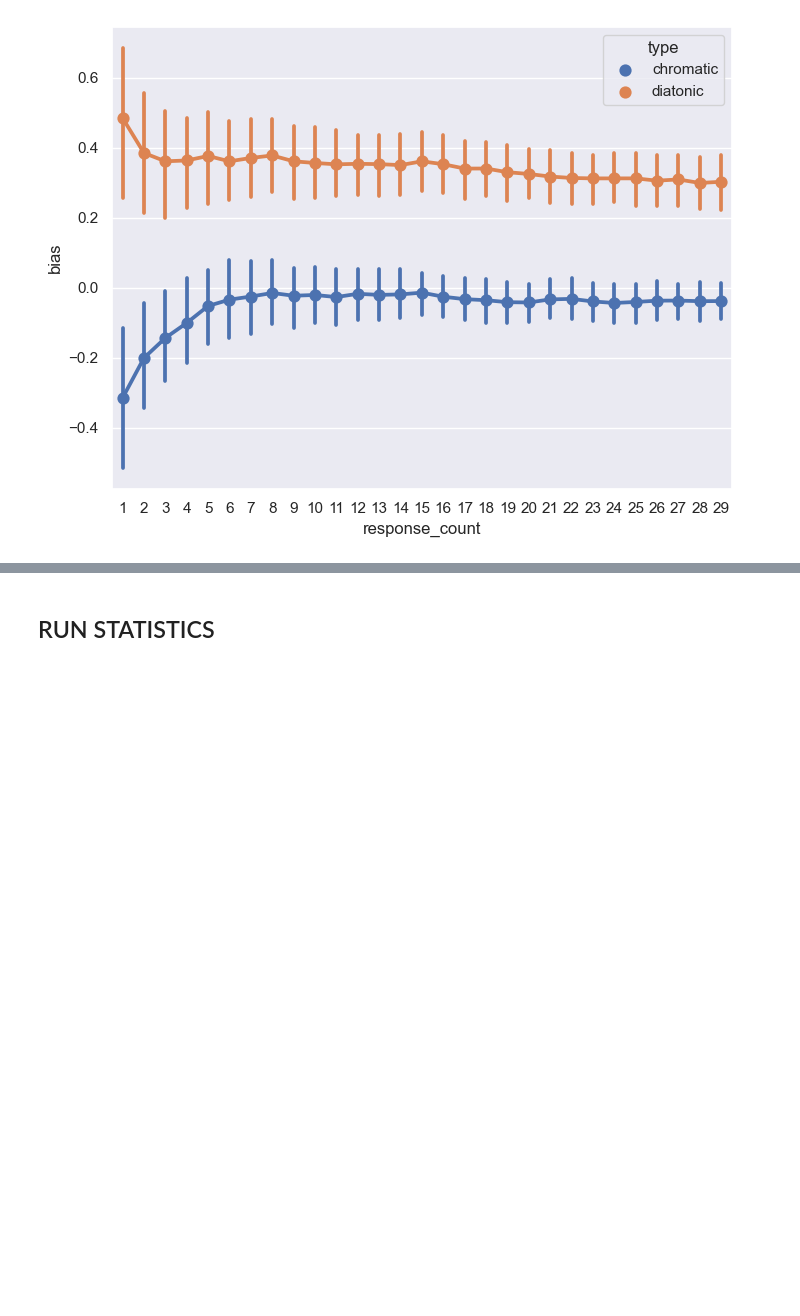
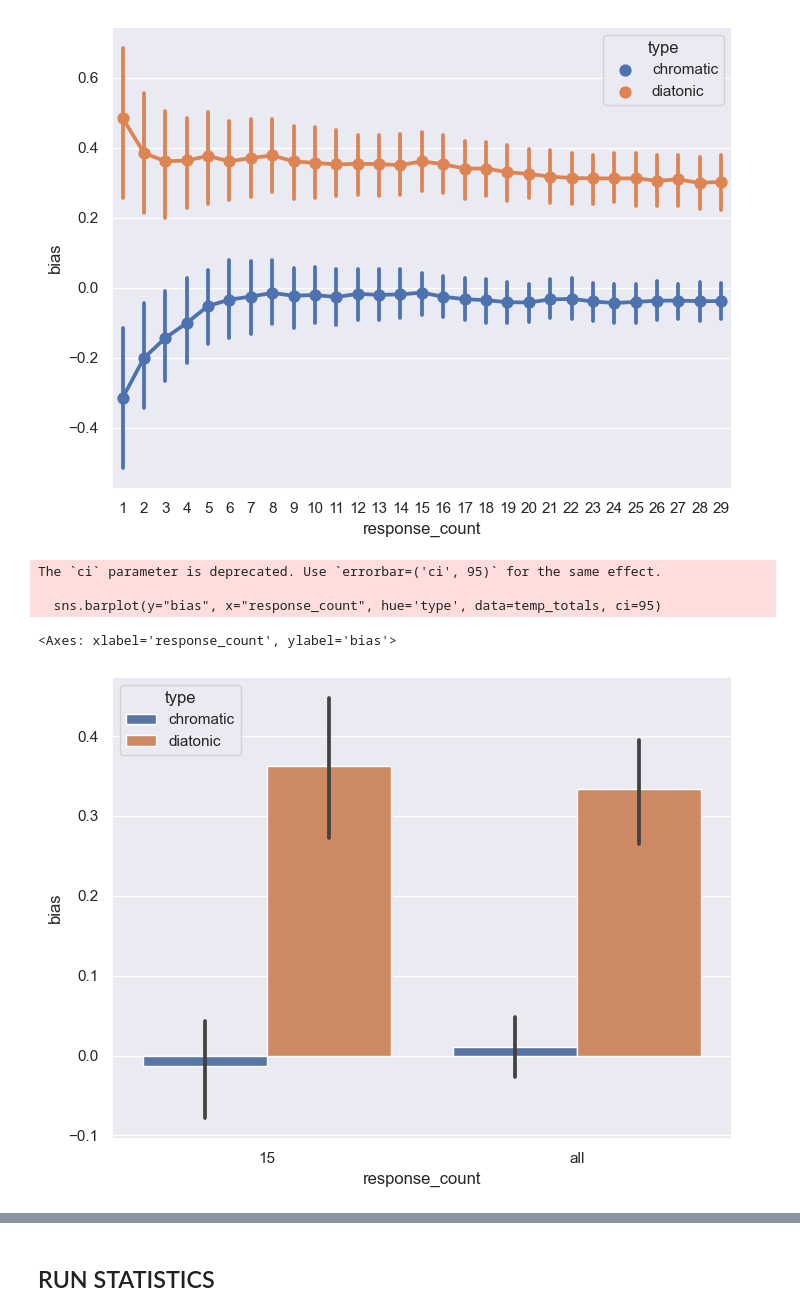
Before and after one commit to MichaelSel/set_membership_paper, a Jupyter notebook: 4. Supplementary Figures.ipynb, the cells around one changed output, grey strips where cells are left out. Cells and saved outputs as stored; diff of their text form; code cells hidden in the pictures; blank space fills up the shorter version.

```diff
--- a/4. Supplementary Figures.ipynb
+++ b/4. Supplementary Figures.ipynb
@@ -268,3 +257,51 @@ sns.pointplot(y="bias", x="response_count", hue='type', data=temp_totals,errorba
 # %% [output]
 <Axes: xlabel='response_count', ylabel='bias'>
 [figure]
+# %%
+temp = studyI_TL
+
+# Only keep rows with length 12 or 16
+temp = temp[temp['length'] >= 12]
+
+# Remove subjects who didn't understand the task
+temp = temp[temp['understood task'] == True]
+
+# Remove neither trials
+temp = temp[temp['response'] != 'neither']
+
+# Sort by 'subject', 'type', and 'time'
+temp = temp.sort_values(by=['subject', 'type', 'time'])
+
+
+# For each subject and type count how many times "chose" is equal to "shifted" in the first 5,10,15,20, and all rows of each group
+temp_15 = temp.groupby(['subject', 'type']).apply(lambda x: (x['chose'] == 'shifted').head(15).sum()/15).reset_index(name='responses_15')
+temp_all = temp.groupby(['subject', 'type']).apply(lambda x: (x['chose'] == 'shifted').sum()/len(x)).reset_index(name='responses_all')
+
+# Add the new column to the temp_totals df
+temp_totals = temp.merge(temp_15, on=['subject', 'type'], how='left')
+temp_totals = temp_totals.merge(temp_all, on=['subject', 'type'], how='left')
+
+# Create new df with columns 'subject', 'type', 'response_count' (omit "responses_" from 'responses_'+str(i)), 'value'
+temp_totals = pd.melt(temp_totals, id_vars=['subject', 'type'], value_vars=[col for col in temp_totals.columns if 'responses_' in col], var_name='response_count', value_name='rate_shifted')
+
+# Remove duplicates
+temp_totals = temp_totals.drop_duplicates()
+
+temp_totals['rate_swapped'] = 1 - temp_totals['rate_shifted']
+
+temp_totals['bias'] = temp_totals['rate_shifted'] - temp_totals['rate_swapped']
+
+# Rename 'responses_' to ''
+temp_totals['response_count'] = temp_totals['response_count'].str.replace('responses_','')
+
+# Make the plot very wide
+sns.set(rc={'figure.figsize':(8,6)})
+
+# Plot as bars
+sns.barplot(y="bias", x="response_count", hue='type', data=temp_totals, ci=95)
+# %% [output]
+The `ci` parameter is deprecated. Use `errorbar=('ci', 95)` for the same effect.
+
+  sns.barplot(y="bias", x="response_count", hue='type', data=temp_totals, ci=95)
+<Axes: xlabel='response_count', ylabel='bias'>
+[figure, added]
```
Also changed, not shown: parts of 4 cells of this notebook, 1 other file.
